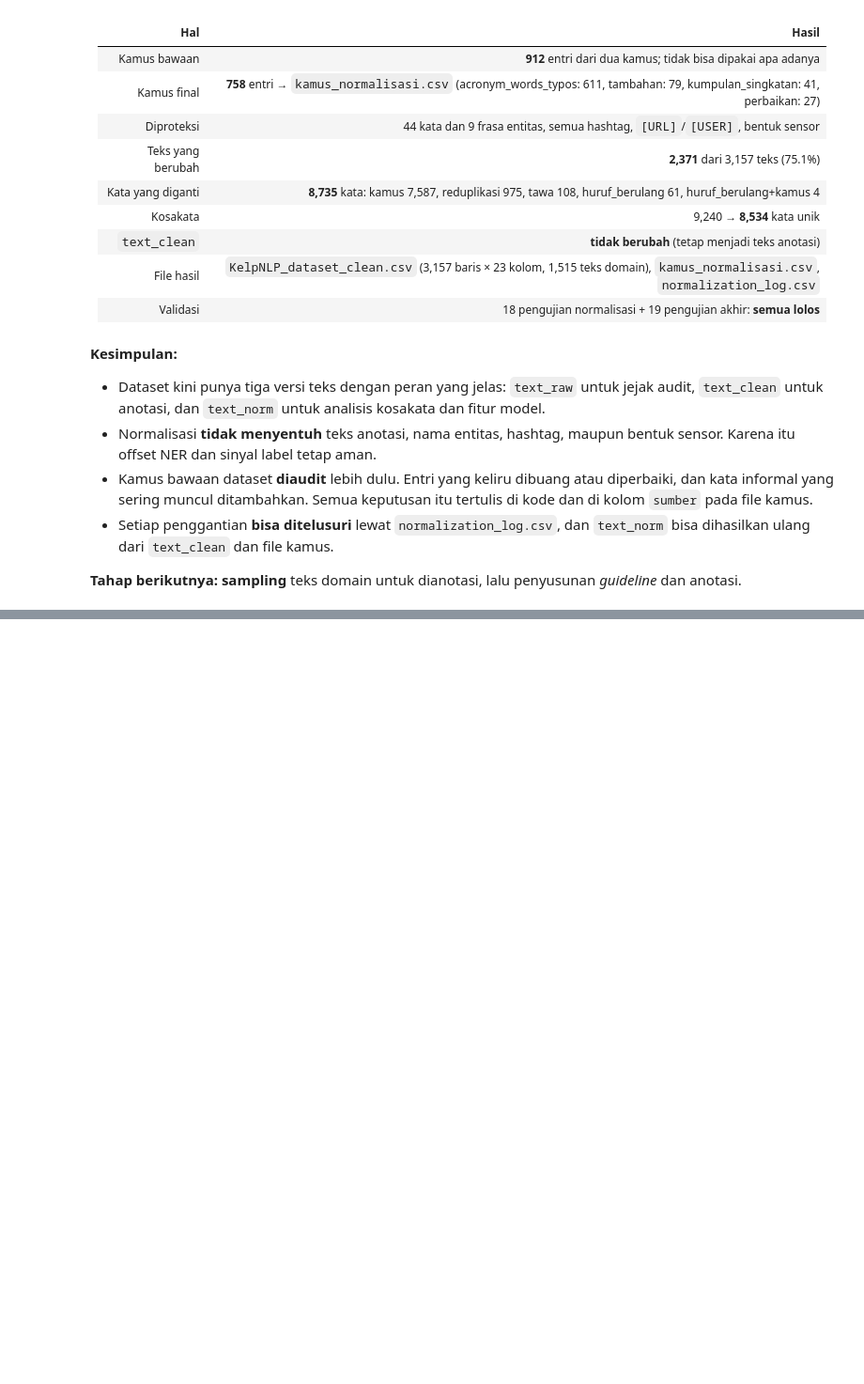
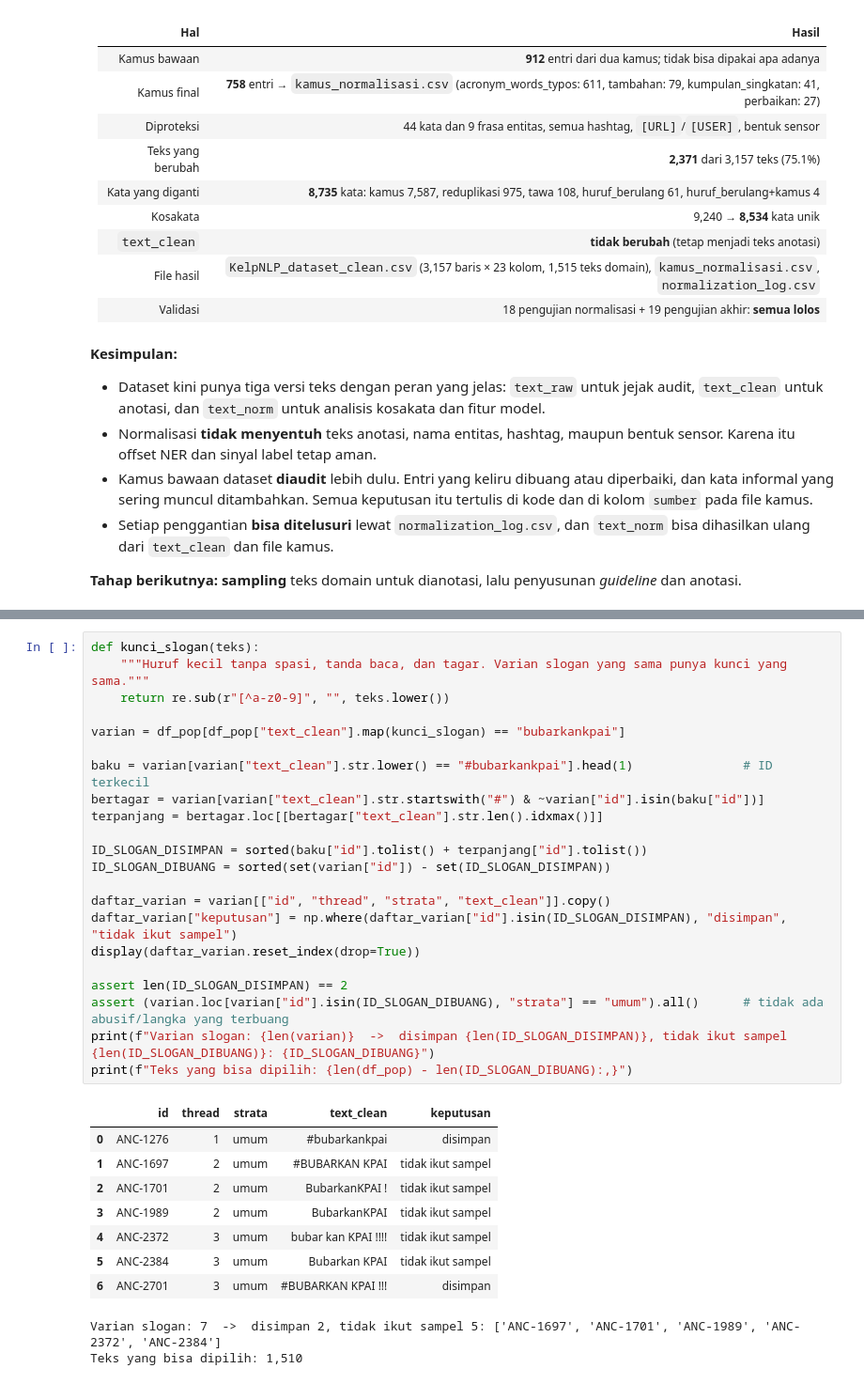
Before and after one commit to edwardchristi4n/NLP-Project, a Jupyter notebook: notebook/KelpNLP_dataset_EDA.ipynb, the cells around one changed output, grey strips where cells are left out. Shown at 94% size. Drawn from its saved outputs; the diff is of its cells as text; blank space fills up the shorter version.

```diff
--- a/notebook/KelpNLP_dataset_EDA.ipynb
+++ b/notebook/KelpNLP_dataset_EDA.ipynb
@@ -2590,0 +2735,33 @@ display(Markdown(f"""
+# %%
+def kunci_slogan(teks):
+    """Huruf kecil tanpa spasi, tanda baca, dan tagar. Varian slogan yang sama punya kunci yang sama."""
+    return re.sub(r"[^a-z0-9]", "", teks.lower())
+
+varian = df_pop[df_pop["text_clean"].map(kunci_slogan) == "bubarkankpai"]
+
+baku = varian[varian["text_clean"].str.lower() == "#bubarkankpai"].head(1)               # ID terkecil
+bertagar = varian[varian["text_clean"].str.startswith("#") & ~varian["id"].isin(baku["id"])]
+terpanjang = bertagar.loc[[bertagar["text_clean"].str.len().idxmax()]]
+
+ID_SLOGAN_DISIMPAN = sorted(baku["id"].tolist() + terpanjang["id"].tolist())
+ID_SLOGAN_DIBUANG = sorted(set(varian["id"]) - set(ID_SLOGAN_DISIMPAN))
+
+daftar_varian = varian[["id", "thread", "strata", "text_clean"]].copy()
+daftar_varian["keputusan"] = np.where(daftar_varian["id"].isin(ID_SLOGAN_DISIMPAN), "disimpan", "tidak ikut sampel")
+display(daftar_varian.reset_index(drop=True))
+
+assert len(ID_SLOGAN_DISIMPAN) == 2
+assert (varian.loc[varian["id"].isin(ID_SLOGAN_DIBUANG), "strata"] == "umum").all()      # tidak ada abusif/langka yang terbuang
+print(f"Varian slogan: {len(varian)}  ->  disimpan {len(ID_SLOGAN_DISIMPAN)}, tidak ikut sampel {len(ID_SLOGAN_DIBUANG)}: {ID_SLOGAN_DIBUANG}")
+print(f"Teks yang bisa dipilih: {len(df_pop) - len(ID_SLOGAN_DIBUANG):,}")
+# %% [output]
+|  | id | thread | strata | text_clean | keputusan |
+| 0 | ANC-1276 | 1 | umum | #bubarkankpai | disimpan |
+| 1 | ANC-1697 | 2 | umum | #BUBARKAN KPAI | tidak ikut sampel |
+| 2 | ANC-1701 | 2 | umum | BubarkanKPAI ! | tidak ikut sampel |
+| 3 | ANC-1989 | 2 | umum | BubarkanKPAI | tidak ikut sampel |
+| 4 | ANC-2372 | 3 | umum | bubar kan KPAI !!!! | tidak ikut sampel |
+| 5 | ANC-2384 | 3 | umum | Bubarkan KPAI | tidak ikut sampel |
+| 6 | ANC-2701 | 3 | umum | #BUBARKAN KPAI !!! | disimpan |
+Varian slogan: 7  ->  disimpan 2, tidak ikut sampel 5: ['ANC-1697', 'ANC-1701', 'ANC-1989', 'ANC-2372', 'ANC-2384']
+Teks yang bisa dipilih: 1,510
```
Also changed, not shown: parts of 20 cells of this notebook, 13 other files.
